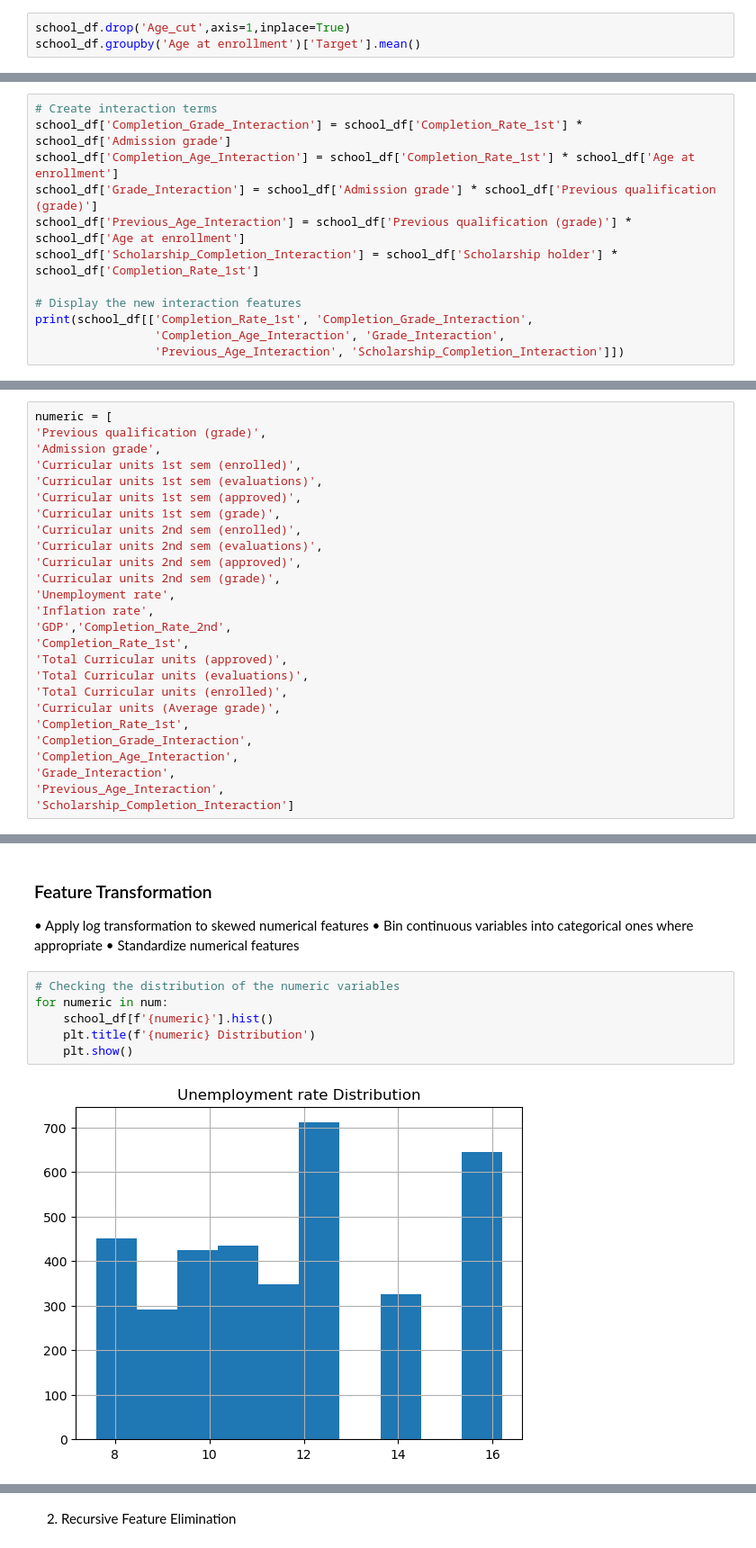
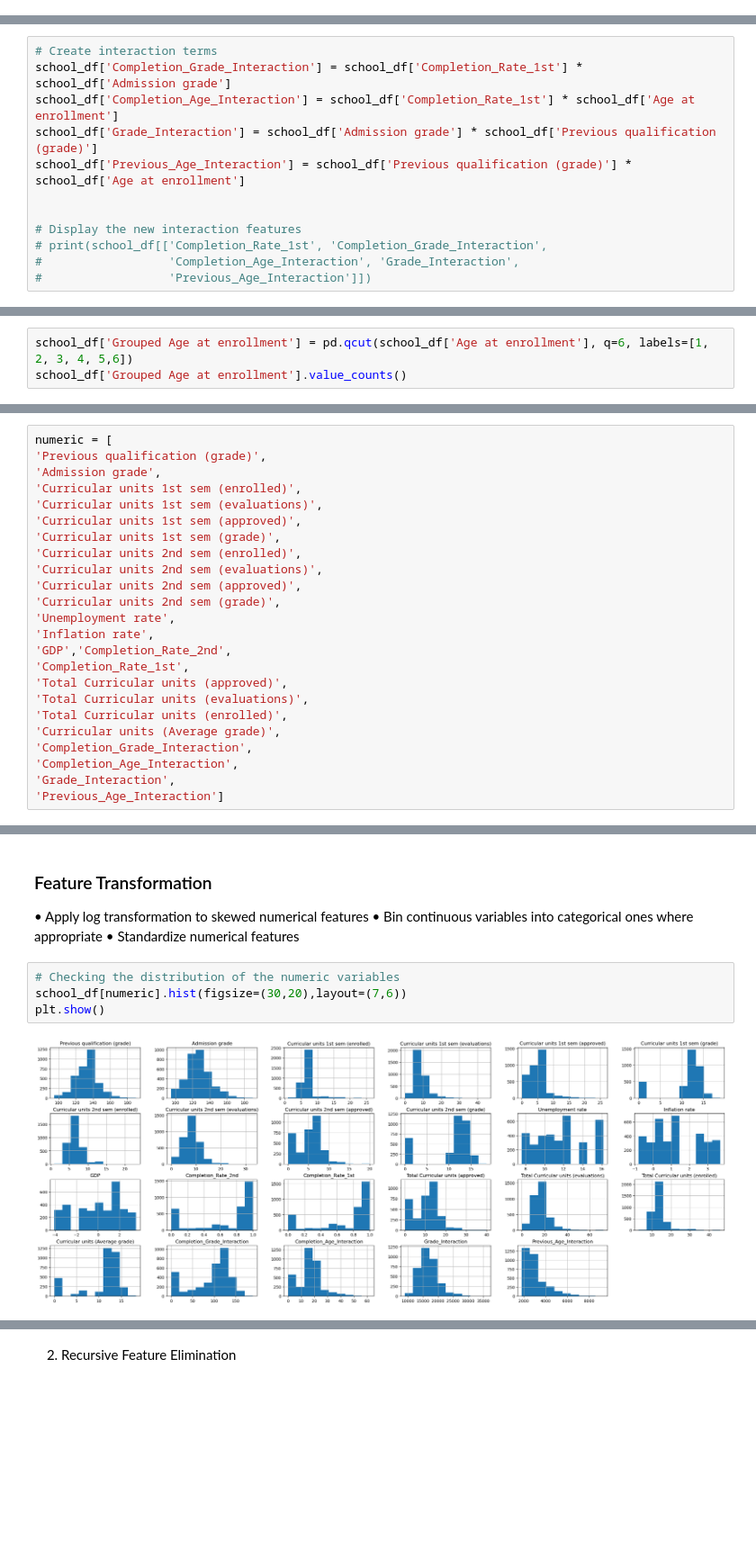
Before and after one commit to ChidiUmeh/3signet-Projects, a Jupyter notebook: week 3 Task/features.ipynb, the cells around one changed output, grey strips where cells are left out. Shown at 90% size. Cells and saved outputs as stored; diff of their text form; blank space fills up the shorter version.

```diff
--- a/week 3 Task/features.ipynb
+++ b/week 3 Task/features.ipynb
@@ -75,3 +50,0 @@ school_df.loc[(school_df['Age at enrollment']>30) & (school_df['Age at enrollmen
-# %%
-school_df.drop('Age_cut',axis=1,inplace=True)
-school_df.groupby('Age at enrollment')['Target'].mean()
@@ -90,9 +54,9 @@ school_df['Completion_Grade_Interaction'] = school_df['Completion_Rate_1st'] * s
 school_df['Completion_Age_Interaction'] = school_df['Completion_Rate_1st'] * school_df['Age at enrollment']
 school_df['Grade_Interaction'] = school_df['Admission grade'] * school_df['Previous qualification (grade)']
 school_df['Previous_Age_Interaction'] = school_df['Previous qualification (grade)'] * school_df['Age at enrollment']
-school_df['Scholarship_Completion_Interaction'] = school_df['Scholarship holder'] * school_df['Completion_Rate_1st']
+
 
 # Display the new interaction features
-print(school_df[['Completion_Rate_1st', 'Completion_Grade_Interaction',
-                 'Completion_Age_Interaction', 'Grade_Interaction',
-                 'Previous_Age_Interaction', 'Scholarship_Completion_Interaction']])
+# print(school_df[['Completion_Rate_1st', 'Completion_Grade_Interaction',
+#                  'Completion_Age_Interaction', 'Grade_Interaction',
+#                  'Previous_Age_Interaction']])
@@ -116,0 +68,3 @@ print(school_df[['Completion_Rate_1st', 'Completion_Grade_Interaction',
+# %%
+school_df['Grouped Age at enrollment'] = pd.qcut(school_df['Age at enrollment'], q=6, labels=[1, 2, 3, 4, 5,6])
+school_df['Grouped Age at enrollment'].value_counts()
@@ -142,9 +105,7 @@ numeric = [
 'Total Curricular units (evaluations)',
 'Total Curricular units (enrolled)',
 'Curricular units (Average grade)',
-'Completion_Rate_1st',
 'Completion_Grade_Interaction',
 'Completion_Age_Interaction',
 'Grade_Interaction',
-'Previous_Age_Interaction',
-'Scholarship_Completion_Interaction']
+'Previous_Age_Interaction']
@@ -188,9 +148,7 @@ dd
 • Standardize numerical features
 # %%
 # Checking the distribution of the numeric variables
-for numeric in num:
-    school_df[f'{numeric}'].hist()
-    plt.title(f'{numeric} Distribution')
-    plt.show()
+school_df[numeric].hist(figsize=(30,20),layout=(7,6))
+plt.show()
 # %% [output]
-[figure, old version]
+[figure, new version]
```
Also changed, not shown: parts of 39 cells of this notebook, 2 other files.
